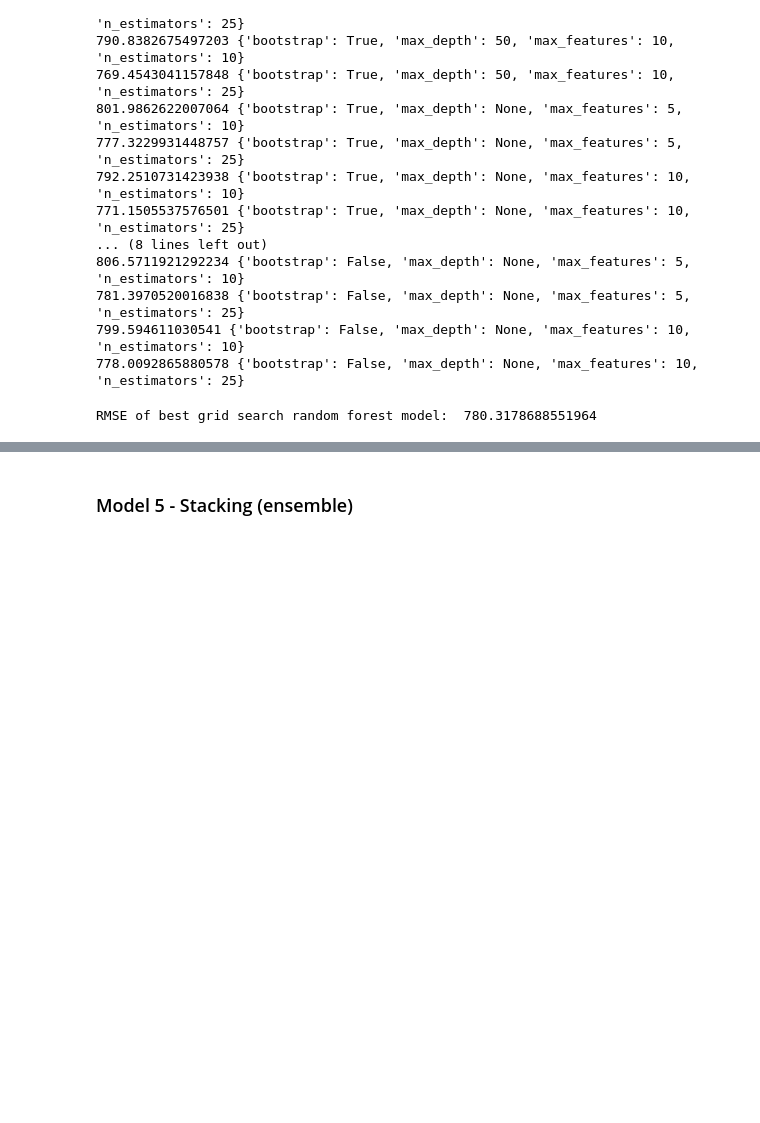
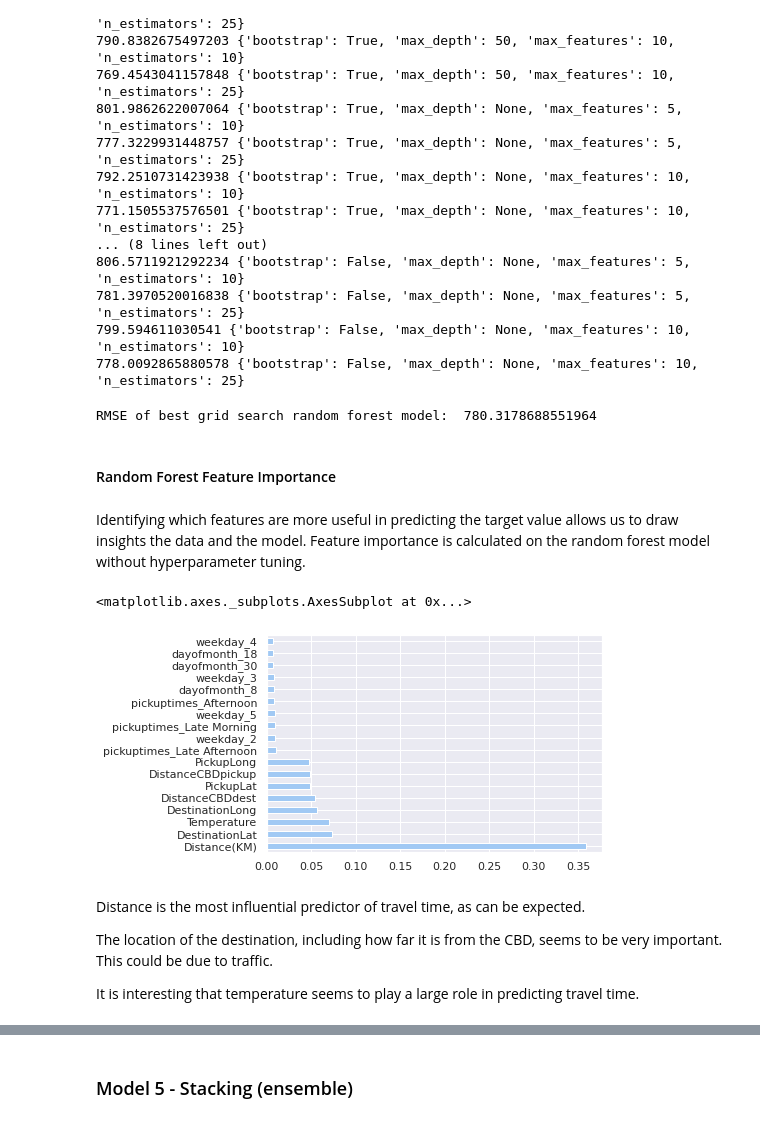
Before and after one commit to monicafar147/logistics-challenge, a Jupyter notebook: final_ZINDI.ipynb, the cells around one changed output, grey strips where cells are left out. Saved outputs shown, nothing was run; the diff lists cells and outputs as text; code cells hidden in the pictures; blank space fills up the shorter version.

Commit message:
added feature importance section

```diff
--- a/final_ZINDI.ipynb
+++ b/final_ZINDI.ipynb
@@ -711,3 +707,19 @@ grid_final_mse = math.sqrt(metrics.mean_squared_error(y_test, grid_best))
 print("RMSE of best grid search random forest model: ", grid_final_mse)
 # %% [output]
 RMSE of best grid search random forest model:  780.3178688551964
+# %% [markdown]
+#### Random Forest Feature Importance
+# %% [markdown]
+Identifying which features are more useful in predicting the target value allows us to draw insights the data and the model. Feature importance is calculated on the random forest model without hyperparameter tuning.
+# %%
+feat_importances = pd.Series(random_forest.feature_importances_, training_features.columns)
+feat_importances.nlargest(18).plot(kind='barh')
+# %% [output]
+<matplotlib.axes._subplots.AxesSubplot at 0x...>
+[figure, added]
+# %% [markdown]
+Distance is the most influential predictor of travel time, as can be expected.
+
+ The location of the destination, including how far it is from the CBD, seems to be very important. This could be due to traffic.
+
+It is interesting that temperature seems to play a large role in predicting travel time.
```
Also changed, not shown: parts of 16 cells of this notebook.
